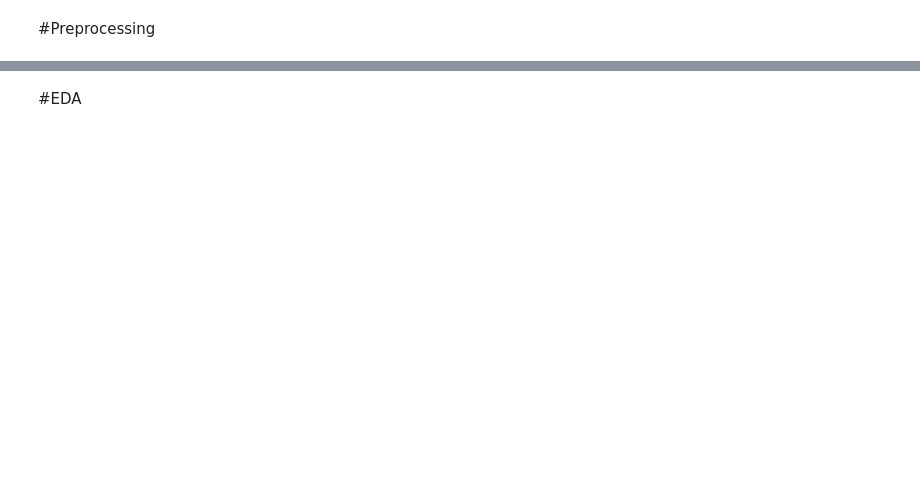
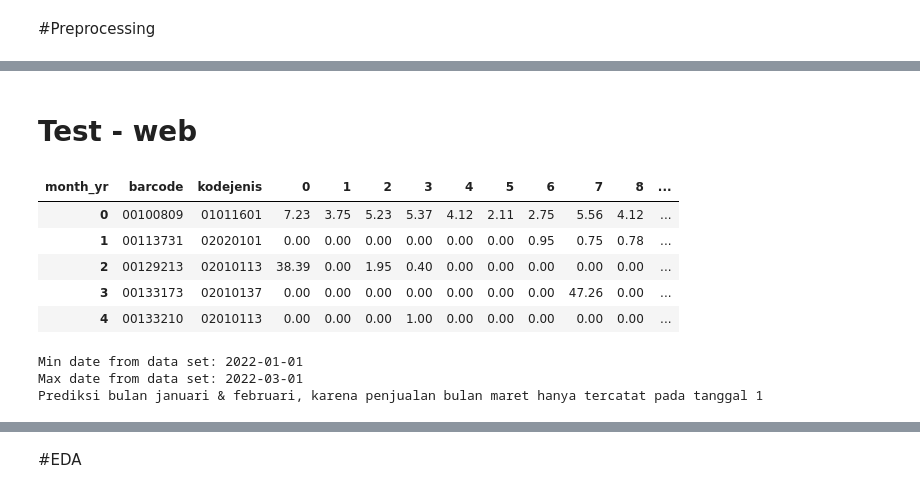
Before and after one commit to diegoray/sales-prediction-gru, a Jupyter notebook: ipynb/tugas-akhir-sales-forecasting-3.ipynb, the cells around one changed output, grey strips where cells are left out. Saved outputs shown, nothing was run; the diff lists cells and outputs as text; code cells hidden in the pictures; blank space fills up the shorter version.

```diff
--- a/ipynb/tugas-akhir-sales-forecasting-3.ipynb
+++ b/ipynb/tugas-akhir-sales-forecasting-3.ipynb
@@ -53,14 +55,13 @@ pd.set_option('display.float_format', lambda x: '%.2f' % x)
 pd.set_option('display.max_columns', None)
 pd.set_option('display.max_rows', None)
 # %%
-# df2015 = pd.read_csv('./data-2015-renew.csv')
 df2016 = pd.read_csv('./data-2016-renew.csv', parse_dates=['tgl'])
 df2017 = pd.read_csv('./data-2017-renew.csv', parse_dates=['tgl'])
 df2018 = pd.read_csv('./data-2018-renew.csv', parse_dates=['tgl'])
 df2019 = pd.read_csv('./data-2019-renew.csv', parse_dates=['tgl'])
 df2020 = pd.read_csv('./data-2020-renew.csv', parse_dates=['tgl'])
-# df2021 = pd.read_csv('./data-2021-renew.csv', parse_dates=['tgl'])
-# df2022 = pd.read_csv('./data-2022-renew.csv', parse_dates=['tgl'])
+df2021 = pd.read_csv('./data-2021-renew.csv', parse_dates=['tgl'])
+df2022 = pd.read_csv('./data-2022-renew.csv', parse_dates=['tgl'])
 # %% [markdown]
 #Preprocessing
 # %%
@@ -99,10 +103,12 @@ kategori_remove_list = ["206.00", "10104.00", "10105.00", "10108.00", "10109.00"
 # %%
 # drop unnecessary column
 
-df2016 = df2016.drop(['notxn', 'nonota', 'namabarang', 'hargabeli', 'diskon', 'hargaafterdiskon', 'subtotal', 'kodeop', 'isbkp', 'kodecustomer', 'iddistributor', 'idpromo', 'iddivisi', 'jenis', 'kodedepartemen', 'departemen', 'namaop', 'kodedivisibarang', 'divisibarang'], axis=1)
+# df2016 = df2016.drop(['notxn', 'nonota', 'namabarang', 'hargabeli', 'diskon', 'hargaafterdiskon', 'subtotal', 'kodeop', 'isbkp', 'kodecustomer', 'iddistributor', 'idpromo', 'iddivisi', 'jenis', 'kodedepartemen', 'departemen', 'namaop', 'kodedivisibarang', 'divisibarang'], axis=1)
 df2017 = df2017.drop(['notxn', 'nonota', 'namabarang', 'hargabeli', 'diskon', 'hargaafterdiskon', 'subtotal', 'kodeop', 'isbkp', 'kodecustomer', 'iddistributor', 'idpromo', 'iddivisi', 'jenis', 'kodedepartemen', 'departemen', 'namaop', 'kodedivisibarang', 'divisibarang'], axis=1)
 df2018 = df2018.drop(['notxn', 'nonota', 'namabarang', 'hargabeli', 'diskon', 'hargaafterdiskon', 'subtotal', 'kodeop', 'isbkp', 'kodecustomer', 'iddistributor', 'idpromo', 'iddivisi', 'jenis', 'kodedepartemen', 'departemen', 'namaop', 'kodedivisibarang', 'divisibarang'], axis=1)
 df2019 = df2019.drop(['notxn', 'nonota', 'namabarang', 'hargabeli', 'diskon', 'hargaafterdiskon', 'subtotal', 'kodeop', 'isbkp', 'kodecustomer', 'iddistributor', 'idpromo', 'iddivisi', 'jenis', 'kodedepartemen', 'departemen', 'namaop', 'kodedivisibarang', 'divisibarang'], axis=1)
+df2020 = df2020.drop(['notxn', 'nonota', 'namabarang', 'hargabeli', 'diskon', 'hargaafterdiskon', 'subtotal', 'kodeop', 'isbkp', 'kodecustomer', 'iddistributor', 'idpromo', 'iddivisi', 'jenis', 'kodedepartemen', 'departemen', 'namaop', 'kodedivisibarang', 'divisibarang'], axis=1)
+df2021 = df2021.drop(['notxn', 'nonota', 'namabarang', 'hargabeli', 'diskon', 'hargaafterdiskon', 'subtotal', 'kodeop', 'isbkp', 'kodecustomer', 'iddistributor', 'idpromo', 'iddivisi', 'jenis', 'kodedepartemen', 'departemen', 'namaop', 'kodedivisibarang', 'divisibarang'], axis=1)
 # %%
 # concat 3 dataframe to single df
 
@@ -160,0 +385,31 @@ df = df[~df['kategori'].isin(kategori_remove_name)].reset_index(drop=True)
+# %% [markdown]
+# Test - web
+# %%
+# data preprocessing for prediction january 2022
+
+testing = df2021.copy()
+
+testing['month_yr'] = testing['tgl'].apply(lambda x: x.strftime('%m-%y')).astype(str)
+
+testing['month_yr'] = testing['month_yr'].map({'01-21':0,'02-21':1,'03-21':2,'04-21':3,'05-21':4,'06-21':5,'07-21':6,'08-21':7,'09-21':8,'10-21':9,'11-21':10,'12-21':11})
+
+test_monthly = testing[['tgl', 'month_yr', 'kodejenis', 'barcode', 'qty']]
+test_monthly = test_monthly.sort_values('tgl').groupby(['month_yr', 'kodejenis', 'barcode'], as_index=False)
+test_monthly = test_monthly.agg({'qty':['sum']})
+test_monthly.columns = ['month_yr', 'kodejenis', 'barcode', 'qty_cnt']
+test_monthly = test_monthly.query('qty_cnt >= 0 and qty_cnt <= 50')
+
+# Label
+test_monthly['qty_cnt_month'] = test_monthly.sort_values('month_yr').groupby(['barcode', 'kodejenis'])['qty_cnt'].shift(-1)
+
+test_monthly_series = test_monthly.pivot_table(index=['barcode', 'kodejenis'], columns='month_yr',values='qty_cnt', fill_value=0).reset_index()
+# %%
+# display(test_monthly_series.nunique())
+display(test_monthly_series.head())
+# %% [output]
+| month_yr | barcode | kodejenis | 0 | 1 | 2 | 3 | 4 | 5 | 6 | 7 | 8 | ... |
+| 0 | 00100809 | 01011601 | 7.23 | 3.75 | 5.23 | 5.37 | 4.12 | 2.11 | 2.75 | 5.56 | 4.12 | ... |
+| 1 | 00113731 | 02020101 | 0.00 | 0.00 | 0.00 | 0.00 | 0.00 | 0.00 | 0.95 | 0.75 | 0.78 | ... |
+| 2 | 00129213 | 02010113 | 38.39 | 0.00 | 1.95 | 0.40 | 0.00 | 0.00 | 0.00 | 0.00 | 0.00 | ... |
+| 3 | 00133173 | 02010137 | 0.00 | 0.00 | 0.00 | 0.00 | 0.00 | 0.00 | 0.00 | 47.26 | 0.00 | ... |
+| 4 | 00133210 | 02010113 | 0.00 | 0.00 | 0.00 | 1.00 | 0.00 | 0.00 | 0.00 | 0.00 | 0.00 | ... |
@@ -160,0 +437,8 @@ df = df[~df['kategori'].isin(kategori_remove_name)].reset_index(drop=True)
+# %%
+print(f"Min date from data set: {testing_pred['tgl'].min().date()}")
+print(f"Max date from data set: {testing_pred['tgl'].max().date()}")
+print("Prediksi bulan januari & februari, karena penjualan bulan maret hanya tercatat pada tanggal 1")
+# %% [output]
+Min date from data set: 2022-01-01
+Max date from data set: 2022-03-01
+Prediksi bulan januari & februari, karena penjualan bulan maret hanya tercatat pada tanggal 1
```
Also changed, not shown: parts of 80 cells of this notebook.
